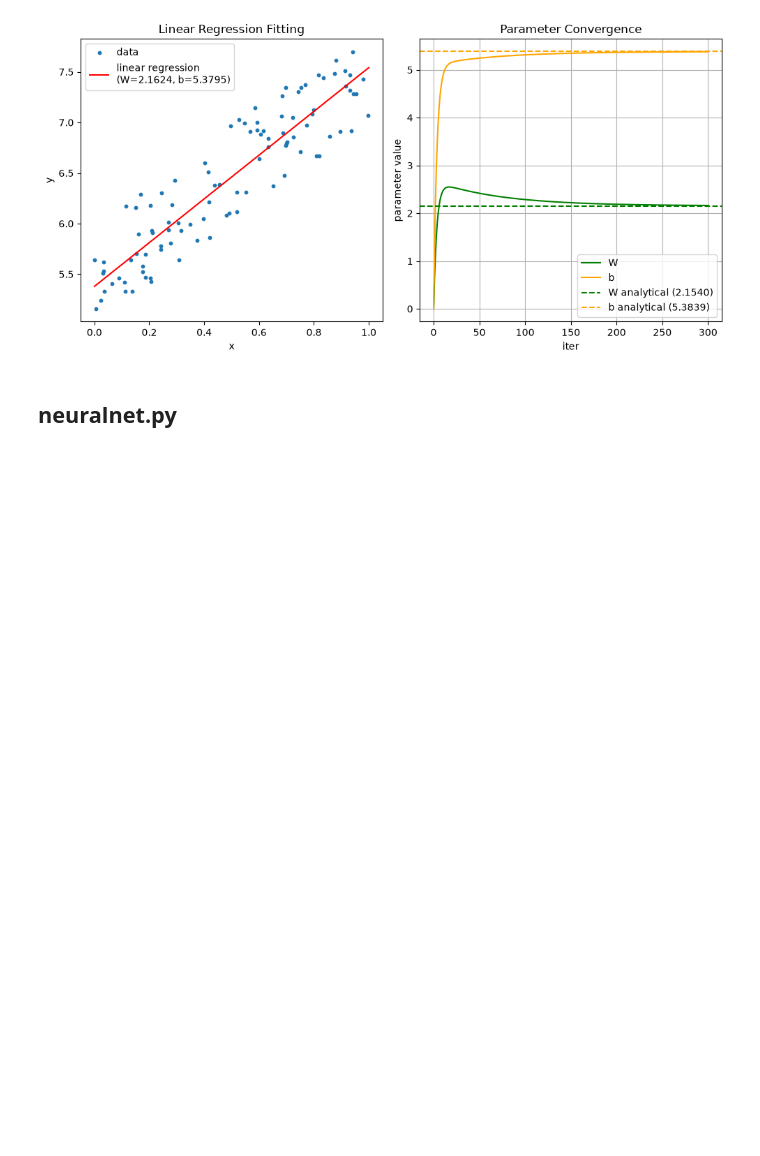
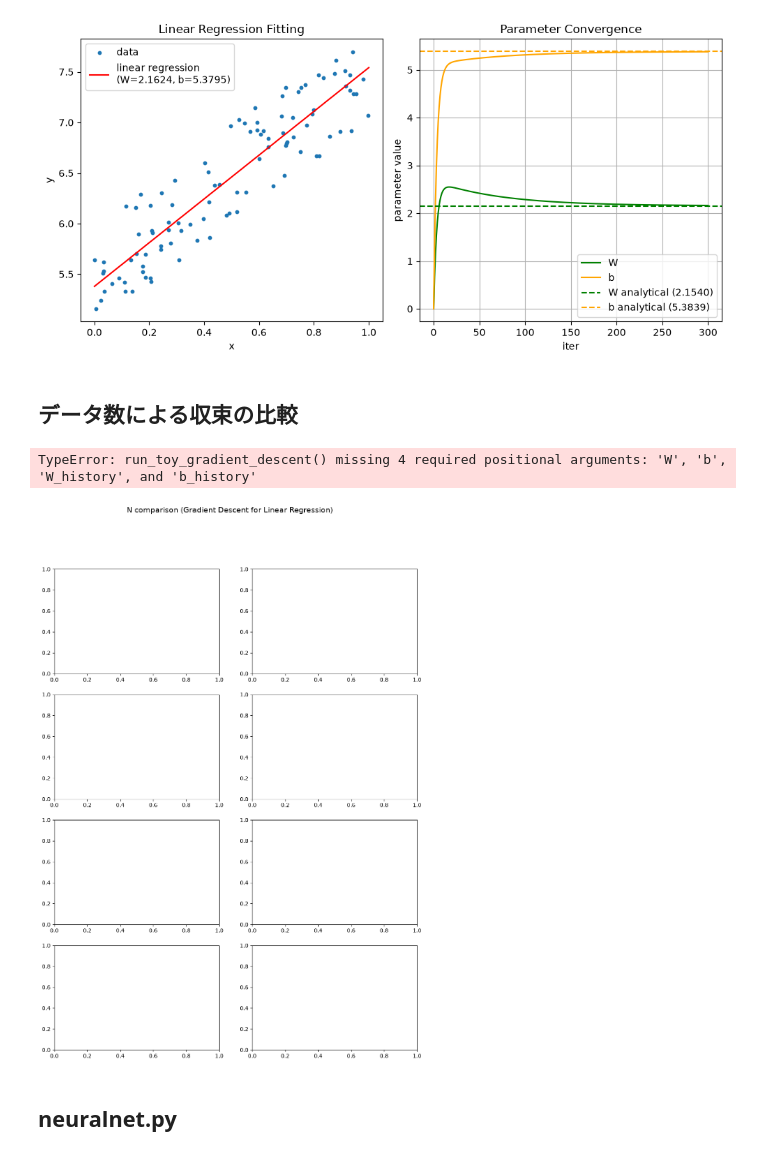
Before and after one commit to kyoropppp/2606_zero5, a Jupyter notebook: deep-learning-from-scratch-5/notebooks/06_pytorch.ipynb, the cells around one changed output. Cells and saved outputs as stored; diff of their text form; code cells hidden in the pictures; blank space fills up the shorter version.

```diff
--- a/deep-learning-from-scratch-5/notebooks/06_pytorch.ipynb
+++ b/deep-learning-from-scratch-5/notebooks/06_pytorch.ipynb
@@ -381,7 +381,7 @@ def run_toy_gradient_descent(x, y, W, b, lr, iters, W_history, b_history):
 
 W, b, W_history, b_history = run_toy_gradient_descent(x, y, W, b, lr, iters, W_history, b_history)
 
-def display_toy_gradient_descent(x, y, W, b, W_history, b_history, iters):
+def display_toy_gradient_descent(x, y, W, b, W_history, b_history, iters, show_ax1=True, show_ax2=True):
     # analytical solution (OLS)
     import numpy as np
     coeffs = np.polyfit(x.detach().numpy().flatten(), y.detach().numpy().flatten(), 1)
@@ -435,6 +435,38 @@ display_toy_gradient_descent(x, y, W, b, W_history, b_history, iters)
 W = 2.16243577003479
 b = 5.379453659057617
 [figure]
+# %% [markdown]
+## データ数による収束の比較
+# %%
+import numpy as np
+
+N_list = [10, 100, 1000, 10000]
+lr = 0.1
+iters = 100
+
+fig, axes = plt.subplots(len(N_list), 2, figsize=(12, 4 * len(N_list)))
+fig.suptitle('N comparison (Gradient Descent for Linear Regression)', fontsize=14)
+
+for row, N in enumerate(N_list):
+    torch.manual_seed(42)
+    x_n = torch.rand(N, 1)
+    y_n = 5 + 2 * x_n + torch.rand(N, 1)
+
+    coeffs = np.polyfit(x_n.numpy().flatten(), y_n.numpy().flatten(), 1)
+    W_an, b_an = coeffs[0], coeffs[1]
+
+    W_hist, b_hist = run_toy_gradient_descent(x_n, y_n, lr=lr, iters=iters)
+    display_toy_gradient_descent(axes[row][0], axes[row][1],
+                                   x_n, y_n, W_hist, b_hist,
+                                   W_an, b_an, N, iters)
+    print(f'N={N:6d}:  W={W_hist[-1]:.4f}, b={b_hist[-1]:.4f}'
+          f'  (analytical: W={W_an:.4f}, b={b_an:.4f})')
+
+plt.tight_layout()
+plt.show()
+# %% [output]
+TypeError: run_toy_gradient_descent() missing 4 required positional arguments: 'W', 'b', 'W_history', and 'b_history'
+[figure, added]
 # %% [markdown]
 ## neuralnet.py
 # %%
```
